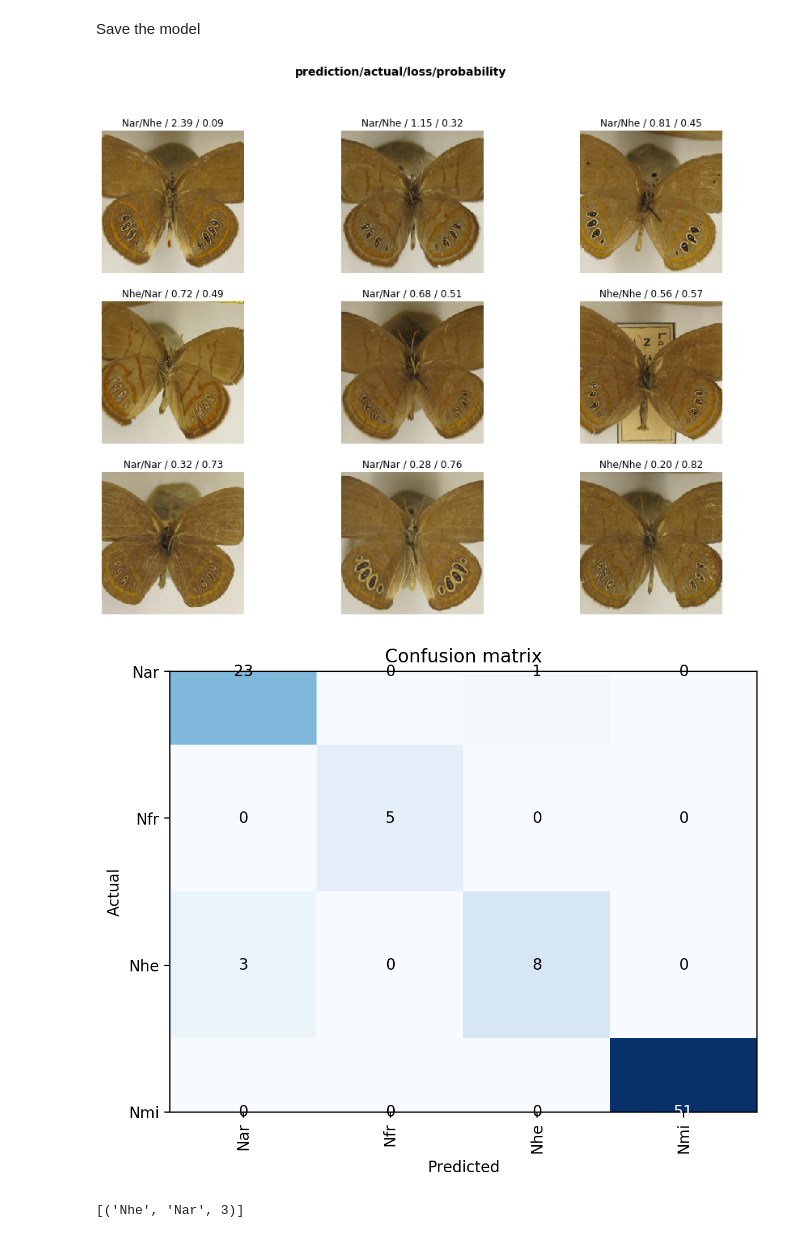
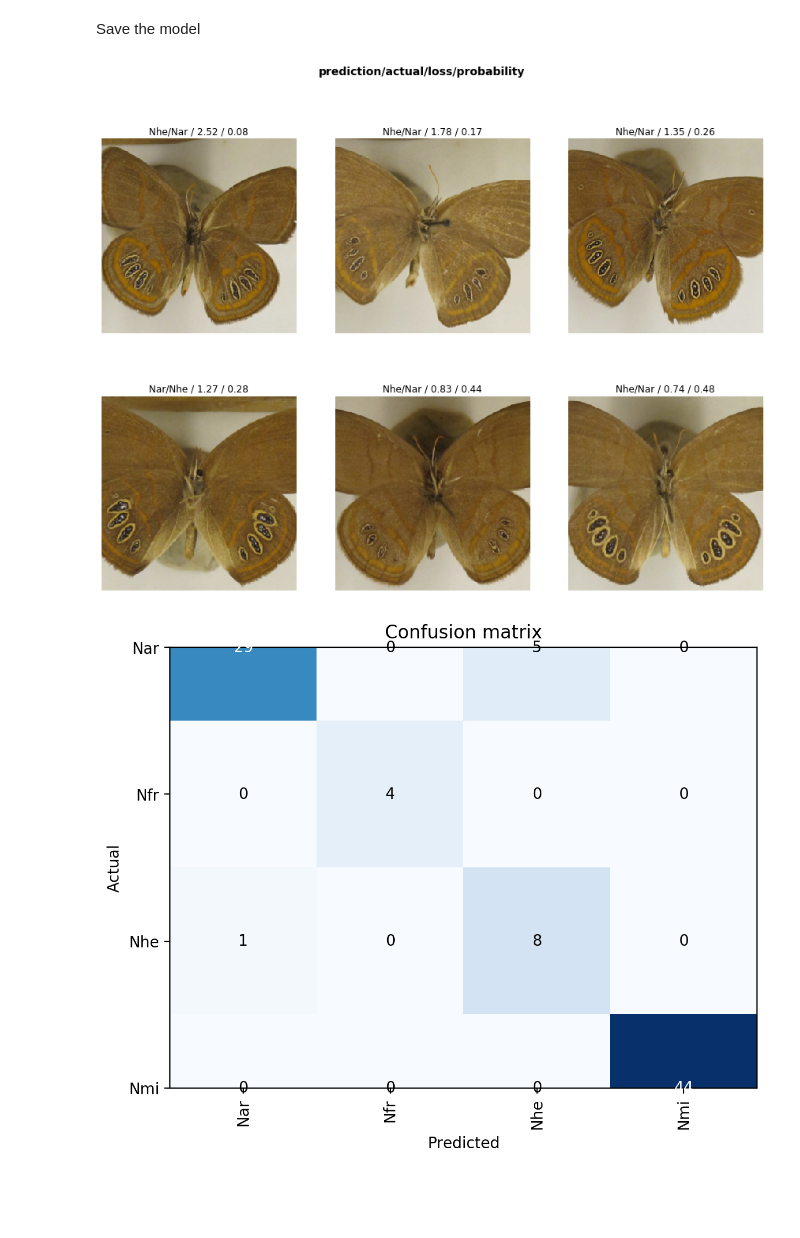
Before and after one commit to butterflyology/Neonympha_geomorph, a Jupyter notebook: code/pytorch_classification.ipynb, the cells around one changed output. Saved outputs shown, nothing was run; the diff lists cells and outputs as text; code cells hidden in the pictures; blank space fills up the shorter version.

```diff
--- a/code/pytorch_classification.ipynb
+++ b/code/pytorch_classification.ipynb
@@ -39,7 +39,7 @@ cat_pat = '(N[a-z][a-z])'
 # %%
 image_data = ImageDataBunch.from_name_re(image_path, file_names, \
                                          pat = cat_pat, ds_tfms = get_transforms(), \
-                                         size = 224, bs = batch_size)
+                                         size = 301, bs = batch_size)
 # %% [markdown]
 Normalize the data
 # %%
@@ -79,10 +77,10 @@ len(image_data.classes), image_data.c
 # %% [markdown]
 ### Train `resnet34`
 # %%
-image_learn = create_cnn(image_data, models.resnet34, metrics = error_rate)
+image_learn34 = cnn_learner(image_data, models.resnet34, metrics = error_rate)
 # %% [output]
 Downloading: "https://download.pytorch.org/models/resnet34-333f7ec4.pth" to /root/.cache/torch/checkpoints/resnet34-333f7ec4.pth
 # %%
-image_learn.fit_one_cycle(4)
+image_learn34.fit_one_cycle(4)
 # %% [output]
 | epoch | train_loss | valid_loss | error_rate | time |
@@ -93,11 +91,11 @@ image_learn.fit_one_cycle(4)
 # %% [markdown]
 ### Results
 # %%
-interpretation = ClassificationInterpretation.from_learner(image_learn)
+interpretation34 = ClassificationInterpretation.from_learner(image_learn34)
 
-losses, idxs = interpretation.top_losses()
+losses34, idxs34 = interpretation34.top_losses()
 
-len(image_data.valid_ds) == len(losses) == len(idxs)
+len(image_data.valid_ds) == len(losses34) == len(idxs34)
 # %% [output]
 True
 # %% [markdown]
@@ -107,14 +105,10 @@ image_learn.save('light_model_1')
 # %%
-interpretation.plot_top_losses(9, figsize = (15, 11))
+interpretation34.plot_top_losses(6, figsize = (15, 11))
 # %% [output]
-[figure, old version]
+[figure, new version]
 # %%
 # doc(interpretation.plot_top_losses)
 # %%
-interpretation.plot_confusion_matrix(figsize = (6, 6), dpi = 200)
+interpretation34.plot_confusion_matrix(figsize = (6, 6), dpi = 200)
 # %% [output]
-[figure, old version]
+[figure, new version]
-# %%
-interpretation.most_confused(min_val=2)
-# %% [output]
-[('Nhe', 'Nar', 3)]
```
Also changed, not shown: parts of 26 cells of this notebook, 1 other file.
